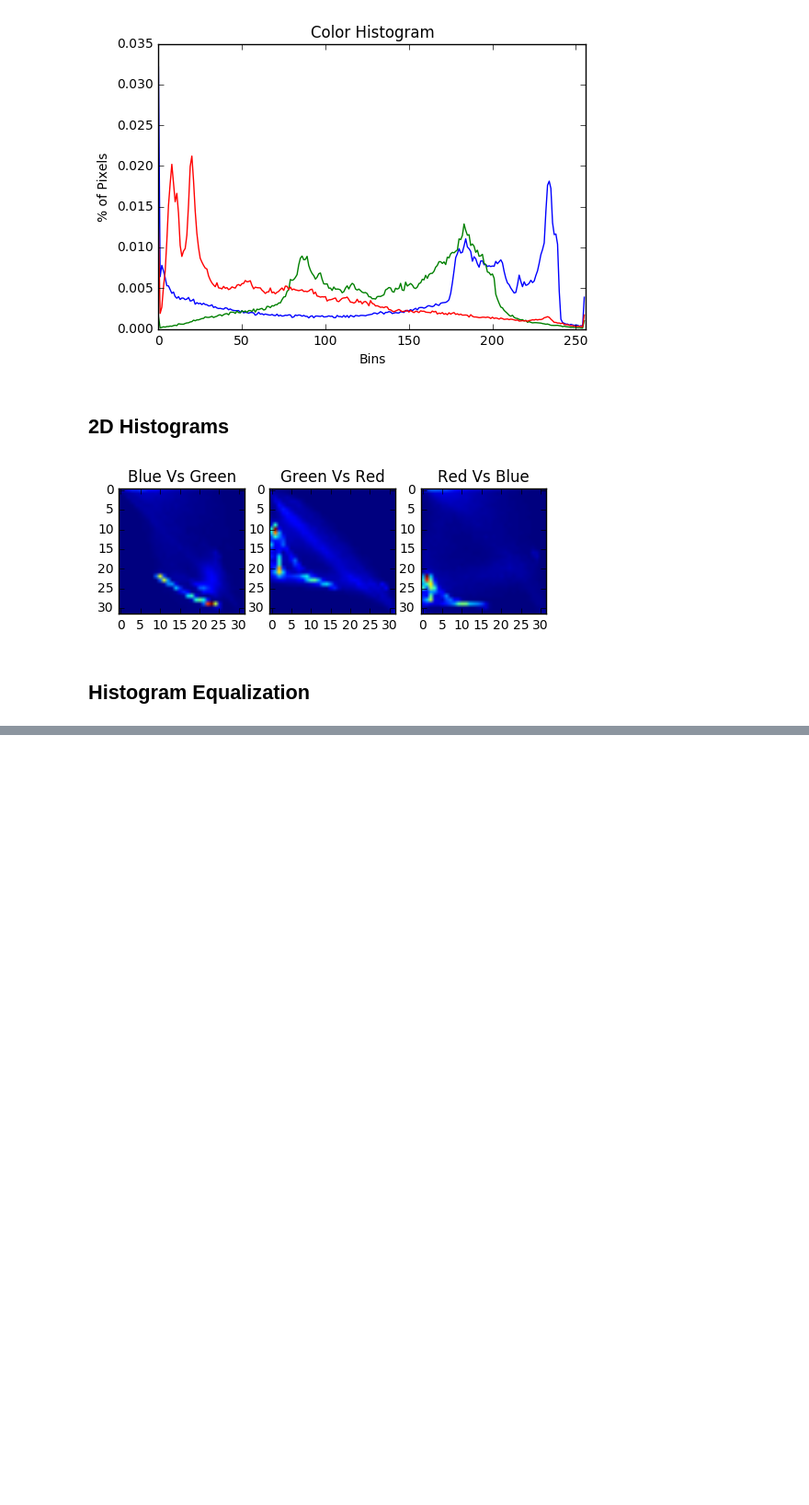
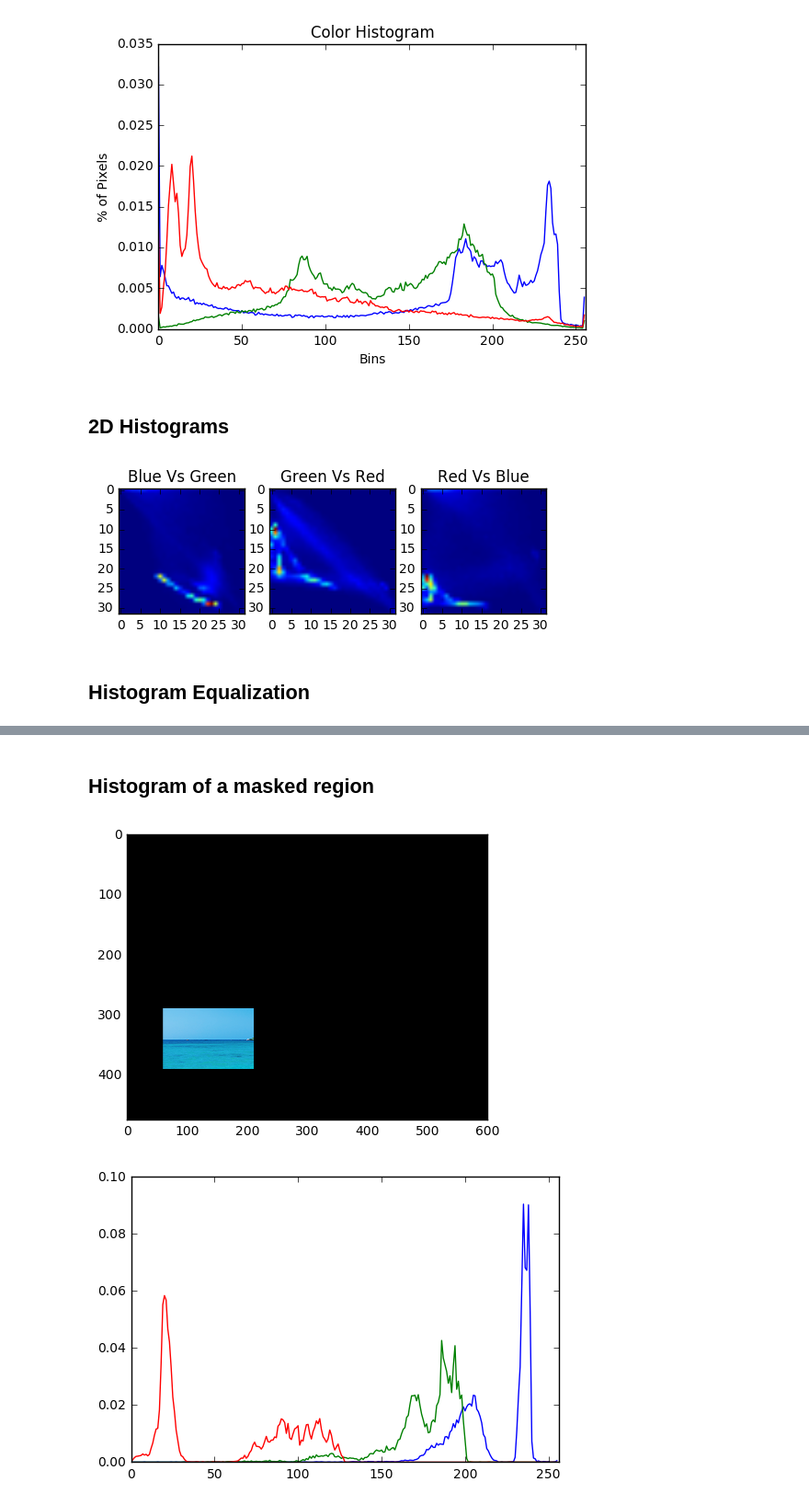
Before and after one commit to back-prop/CV, a Jupyter notebook: OpenCVBasics/Image_Histograms.ipynb, the cells around one changed output, grey strips where cells are left out. Shown at 92% size. Drawn from its saved outputs; the diff is of its cells as text; code cells hidden in the pictures; blank space fills up the shorter version.

```diff
--- a/OpenCVBasics/Image_Histograms.ipynb
+++ b/OpenCVBasics/Image_Histograms.ipynb
@@ -100,0 +123,23 @@ plt.show()
+# %% [markdown]
+## Histogram of a masked region
+# %%
+import numpy as np
+mask = np.zeros(image.shape[:2], dtype="uint8")
+
+cv2.rectangle(mask,(60, 290), (210, 390), 255, -1)
+
+crop = cv2.bitwise_and(image,image, mask=mask)
+
+plt.imshow(cv2.cvtColor(crop, cv2.COLOR_BGR2RGB))
+plt.show()
+colors = ('b','g','r')
+for i,c in enumerate(colors):
+    hist = cv2.calcHist([image],[i],mask,histSize=[256],ranges=[0,256])
+    hist /= hist.sum()
+    plt.plot(hist,color=c)
+    plt.xlim([0,256])
+
+plt.show()
+# %% [output]
+[figure, added]
+[figure, added]
```
Also changed, not shown: parts of 6 cells of this notebook, 4 other files.
